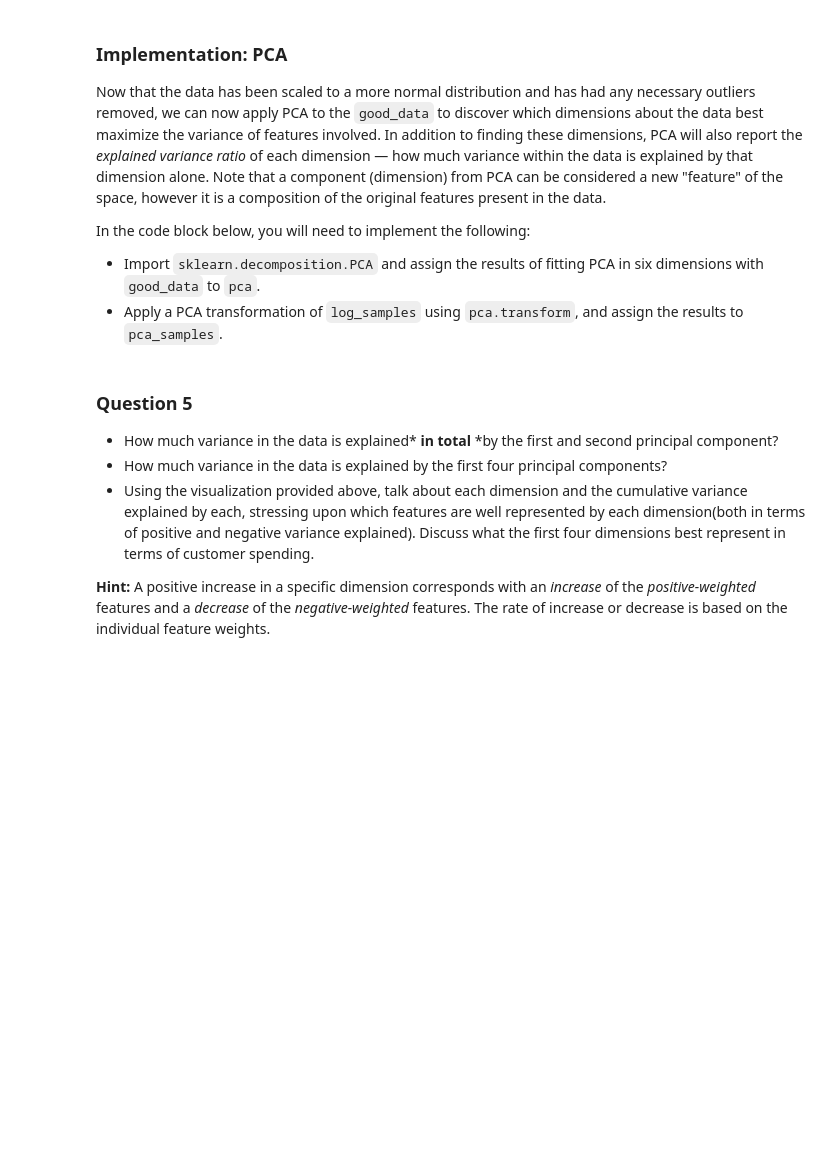
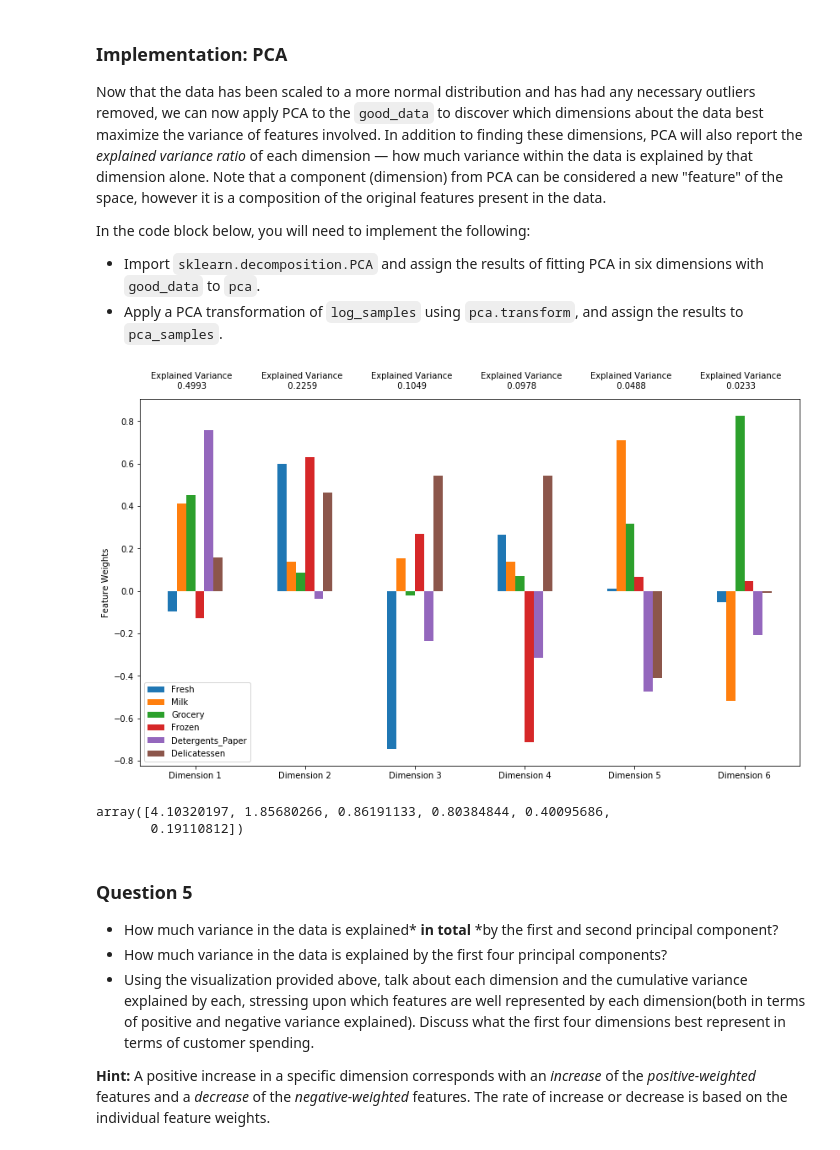
Before and after one commit to cidmedeiros/ml-projects, a Jupyter notebook: projects/customer_segments/customer_segments.ipynb, the cells around one changed output. Drawn from its saved outputs; the diff is of its cells as text; code cells hidden in the pictures; blank space fills up the shorter version.

```diff
--- a/projects/customer_segments/customer_segments.ipynb
+++ b/projects/customer_segments/customer_segments.ipynb
@@ -231,24 +247,29 @@ In the code block below, you will need to implement the following:
 **NOTE:** If you choose to remove any outliers, ensure that the sample data does not contain any of these points!
 Once you have performed this implementation, the dataset will be stored in the variable `good_data`.
 # %%
+# OPTIONAL: Select the indices for data points you wish to remove
+outliers  = []
+
 # For each feature find the data points with extreme high or low values
 for feature in log_data.keys():
 
     # TODO: Calculate Q1 (25th percentile of the data) for the given feature
-    Q1 = None
+    Q1 = np.percentile(log_data[feature], 25)
 
     # TODO: Calculate Q3 (75th percentile of the data) for the given feature
-    Q3 = None
+    Q3 = np.percentile(log_data[feature], 75)
 
     # TODO: Use the interquartile range to calculate an outlier step (1.5 times the interquartile range)
-    step = None
+    step = (Q3 - Q1)*1.5
 
     # Display the outliers
     print("Data points considered outliers for the feature '{}':".format(feature))
     display(log_data[~((log_data[feature] >= Q1 - step) & (log_data[feature] <= Q3 + step))])
-
-# OPTIONAL: Select the indices for data points you wish to remove
-outliers  = []
+    data_outliers = log_data[~((log_data[feature] >= Q1 - step) & (log_data[feature] <= Q3 + step))]
+    outliers.append(data_outliers.index)
 
 # Remove the outliers, if any were specified
+outliers = [item for sublist in outliers for item in sublist] #flats the list out
+outliers = list(set(outliers)) #remove duplicated indices
 good_data = log_data.drop(log_data.index[outliers]).reset_index(drop = True)
+print('Data with outliers:', log_data.shape, 'Data without outliers:', good_data.shape)
@@ -274,13 +361,22 @@ In the code block below, you will need to implement the following:
  - Apply a PCA transformation of `log_samples` using `pca.transform`, and assign the results to `pca_samples`.
 # %%
 # TODO: Apply PCA by fitting the good data with the same number of dimensions as features
-pca = None
+from sklearn.decomposition import PCA
+pca = PCA(random_state=42)
+pca.fit(good_data)
 
 # TODO: Transform log_samples using the PCA fit above
-pca_samples = None
+pca_samples = pca.transform(log_samples)
 
 # Generate PCA results plot
 pca_results = vs.pca_results(good_data, pca)
+# %% [output]
+[figure, added]
+# %%
+pca.explained_variance_
+# %% [output]
+array([4.10320197, 1.85680266, 0.86191133, 0.80384844, 0.40095686,
+       0.19110812])
 # %% [markdown]
 ### Question 5
 
```
Also changed, not shown: parts of 10 cells of this notebook, 8 other files.
